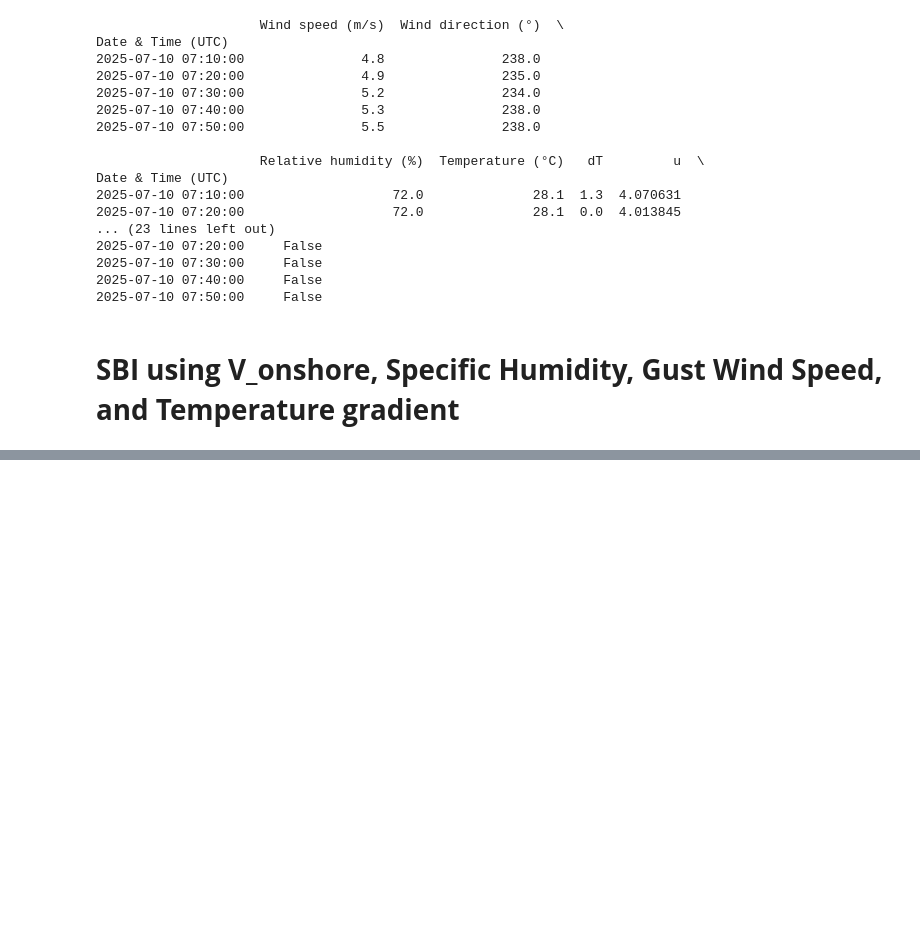
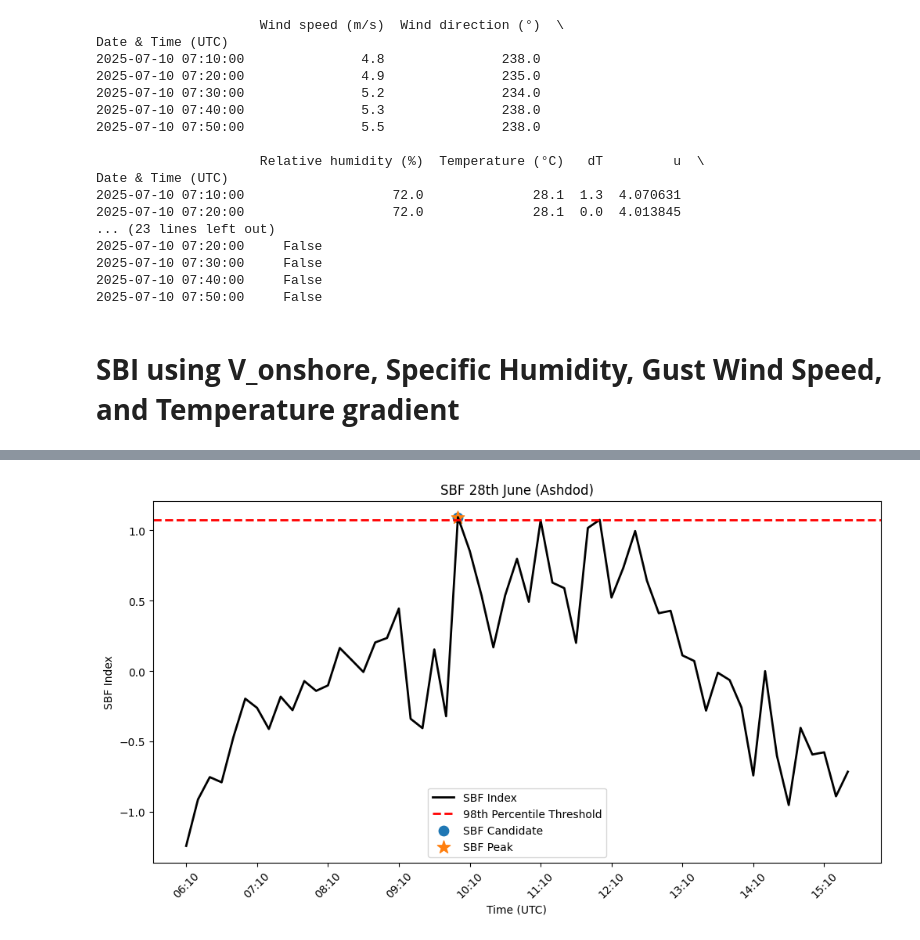
Before and after one commit to Bivasgithub/Sea_Breeze_Front, a Jupyter notebook: 2_Sea_Breeze_Index_Pred.ipynb, the cells around one changed output, grey strips where cells are left out. Saved outputs shown, nothing was run; the diff lists cells and outputs as text; code cells hidden in the pictures; blank space fills up the shorter version.

```diff
--- a/2_Sea_Breeze_Index_Pred.ipynb
+++ b/2_Sea_Breeze_Index_Pred.ipynb
@@ -412,0 +413,49 @@ DatetimeIndex(['2024-07-15 15:40:00'], dtype='datetime64[ns]', name='Date & Time
+# %%
+import matplotlib.pyplot as plt
+
+# PLOT SBF INDEX
+plt.figure(figsize=(12,6))
+
+# SBF index line
+plt.plot(
+    df_result.index,
+    df_result["SBF_index"],
+    linewidth=2,
+    color='black',
+    label="SBF Index"
+)
+# Threshold line
+plt.axhline(
+    threshold,
+    linestyle="--",
+    linewidth=2,
+    color='red',
+    label="98th Percentile Threshold"
+)
+# SBF detected points
+plt.scatter(
+    df_result[df_result["SBF_flag"]].index,
+    df_result[df_result["SBF_flag"]]["SBF_index"],
+    s=80,
+    label="SBF Candidate"
+)
+# Peak points
+plt.scatter(
+    df_result[df_result["SBF_peak"]].index,
+    df_result[df_result["SBF_peak"]]["SBF_index"],
+    s=150,
+    marker="*",
+    label="SBF Peak"
+)
+
+# X-axis formatting
+plt.xticks(df_result.index[::6], df_result.index.strftime("%H:%M")[::6], rotation=45)
+plt.xlabel("Time (UTC)")
+plt.ylabel("SBF Index")
+plt.title("SBF 28th June (Ashdod)")
+plt.legend()
+#plt.grid(True)
+plt.savefig("SBF_Index_28th_June_Ashdod.png", dpi=300, bbox_inches='tight')
+plt.show()
+# %% [output]
+[figure, added]
```
Also changed, not shown: parts of 6 cells of this notebook.
